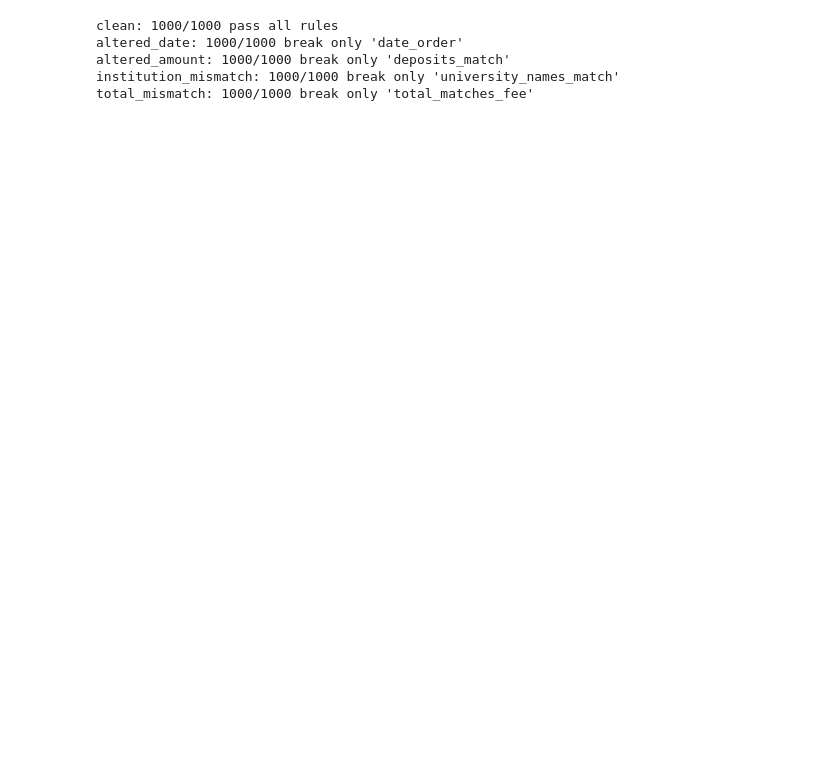
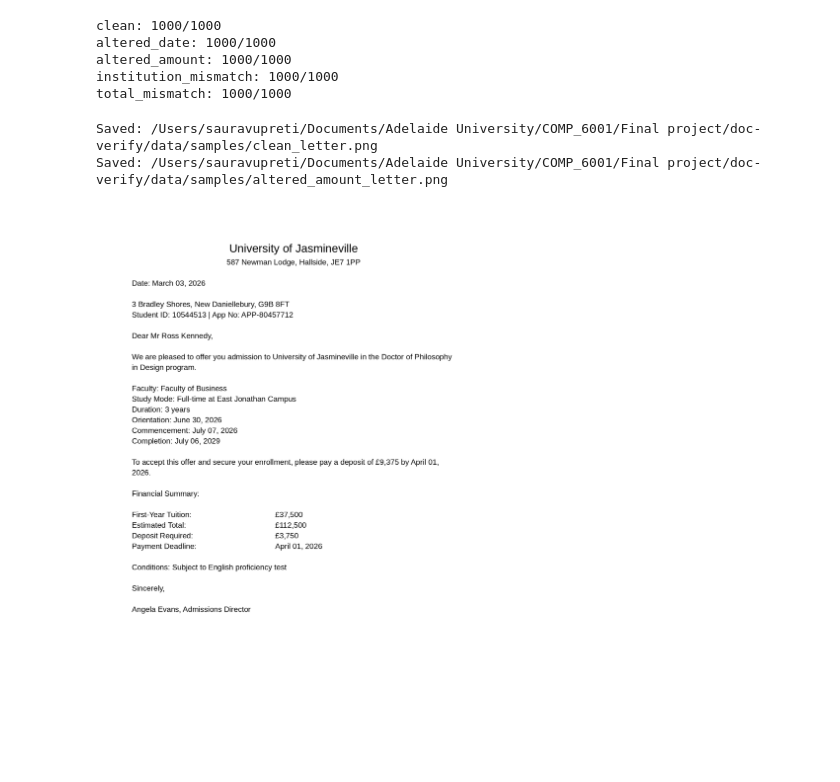
Before and after one commit to upretisaurav/doc-verify, a Jupyter notebook: notebooks/offer_letter_date_setup.ipynb, the cells around one changed output. Cells and saved outputs as stored; diff of their text form; code cells hidden in the pictures; blank space fills up the shorter version.

```diff
--- a/notebooks/offer_letter_date_setup.ipynb
+++ b/notebooks/offer_letter_date_setup.ipynb
@@ -150,26 +1,46 @@ def make_inconsistent_offer(kind):
-# %%
-EXPECTED_BROKEN_RULE = {
-    "altered_date": "date_order",
-    "altered_amount": "deposits_match",
-    "institution_mismatch": "university_names_match",
-    "total_mismatch": "total_matches_fee",
-}
-
-N = 1000
-
-clean_passing = sum(all(check_rules(make_clean_offer()).values()) for _ in range(N))
-print(f"clean: {clean_passing}/{N} pass all rules")
-
-for kind, expected_rule in EXPECTED_BROKEN_RULE.items():
-    correct = 0
-    for _ in range(N):
-        failed = [name for name, ok in check_rules(make_inconsistent_offer(kind)).items() if not ok]
-        if failed == [expected_rule]:
-            correct += 1
-    print(f"{kind}: {correct}/{N} break only '{expected_rule}'")
-# %% [output]
-clean: 1000/1000 pass all rules
-altered_date: 1000/1000 break only 'date_order'
-altered_amount: 1000/1000 break only 'deposits_match'
-institution_mismatch: 1000/1000 break only 'university_names_match'
-total_mismatch: 1000/1000 break only 'total_matches_fee'
+# %%
+%load_ext autoreload
+%autoreload 2
+
+import pandas as pd
+import pytesseract
+from IPython.display import display
+from PIL import Image
+
+from doc_verify.config import DATA_DIR
+from doc_verify.tobacco import load_tobacco, to_200_dpi
+from sad_syn.analysis import (ablate_leave_one_out, ablate_one_at_a_time, compare_confidence,
+                              label_gap_tests, ocr_accuracy, strength_summary)
+from sad_syn.degrade import degrade
+from sad_syn.generate import make_clean_offer, make_inconsistent_offer, make_letters, rule_test, set_seed
+from sad_syn.ocr import check_ocr, page_confidences
+from sad_syn.pipeline import DEGRADE_SEED, run_ocr, swapped_seeds
+from sad_syn.render import render_offer, template_01
+
+set_seed(42)
+
+samples_dir = DATA_DIR / "samples"
+samples_dir.mkdir(parents=True, exist_ok=True)
+# %%
+counts = rule_test(1000)
+for kind, n in counts.items():
+    print(f"{kind}: {n}/1000")
+# %% [output]
+clean: 1000/1000
+altered_date: 1000/1000
+altered_amount: 1000/1000
+institution_mismatch: 1000/1000
+total_mismatch: 1000/1000
+# %%
+clean_offer = make_clean_offer()
+altered_offer = make_inconsistent_offer("altered_amount")
+
+clean_path = samples_dir / "clean_letter.png"
+altered_path = samples_dir / "altered_amount_letter.png"
+
+render_offer(clean_offer, template_01, clean_path)
+render_offer(altered_offer, template_01, altered_path)
+# %% [output]
+Saved: /Users/sauravupreti/Documents/Adelaide University/COMP_6001/Final project/doc-verify/data/samples/clean_letter.png
+Saved: /Users/sauravupreti/Documents/Adelaide University/COMP_6001/Final project/doc-verify/data/samples/altered_amount_letter.png
+[figure, added]
```
Also changed, not shown: parts of 18 cells of this notebook, 13 other files.
